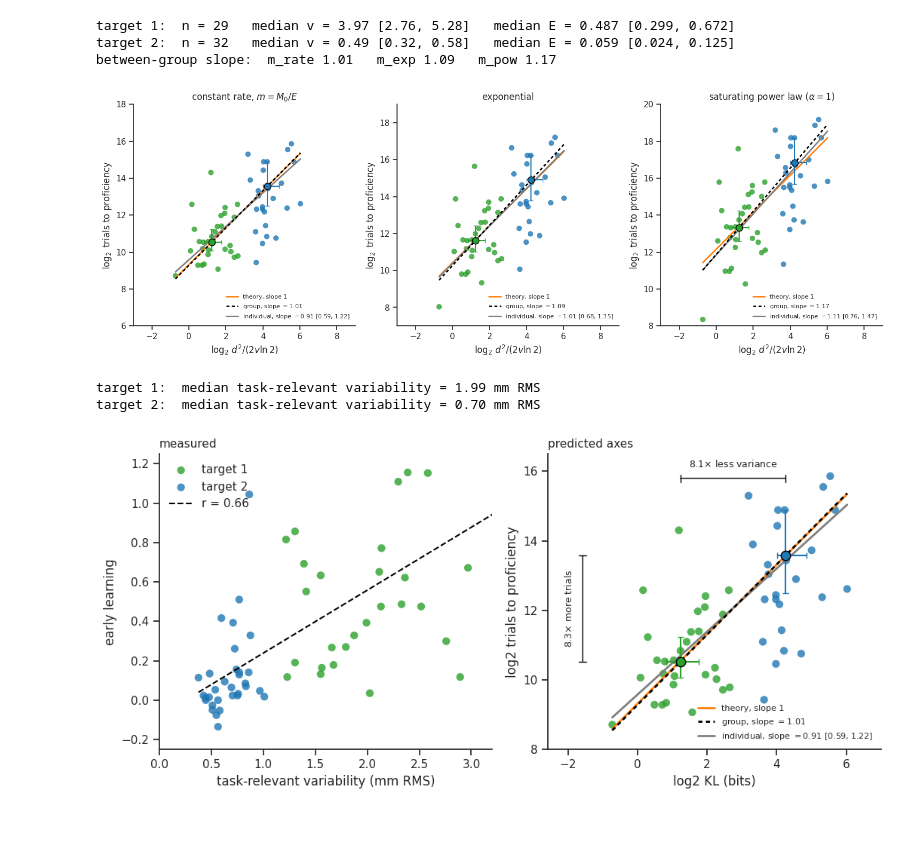
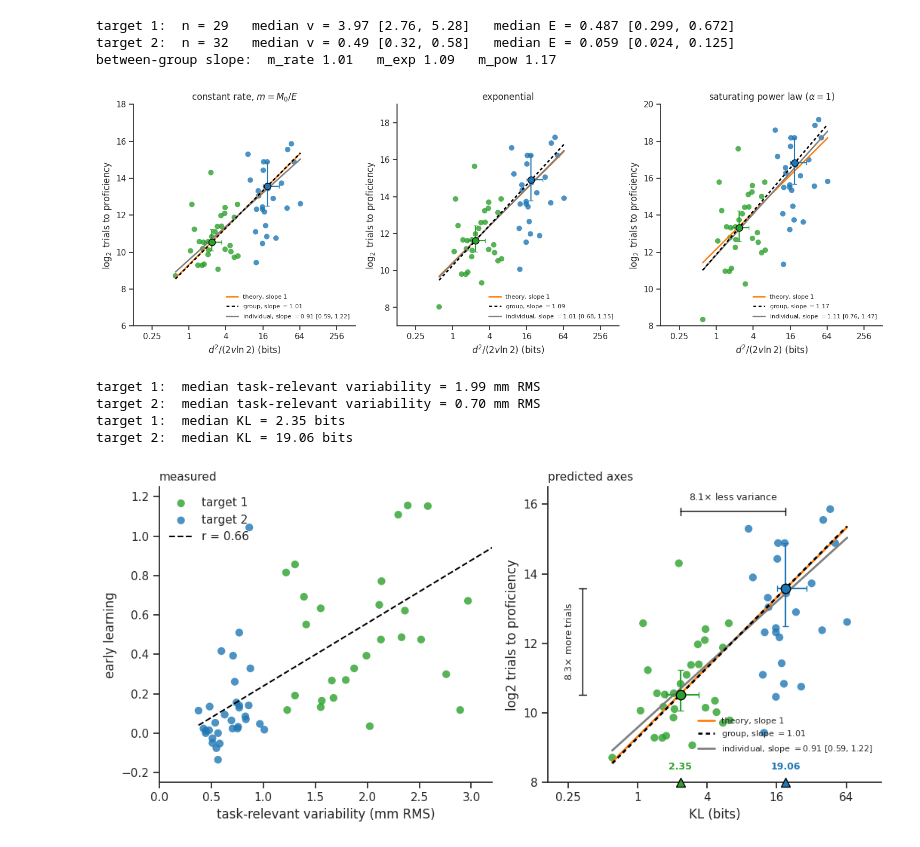
Before and after one commit to lingqiz/inductive-bias, a Jupyter notebook: analysis/motor_learning.ipynb, the cells around one changed output. Drawn from its saved outputs; the diff is of its cells as text; code cells hidden in the pictures.

```diff
--- a/analysis/motor_learning.ipynb
+++ b/analysis/motor_learning.ipynb
@@ -234,6 +234,9 @@ between-group slope:  m_rate 1.01   m_exp 1.09   m_pow 1.17
 PANELS = [('m_rate', r'constant rate, $m = M_0 / E$', [-3, 9], [6, 18]),
           ('m_exp', 'exponential', [-3, 9], [7, 19]),
           ('m_pow', r'saturating power law ($\alpha = %g$)' % ALPHA, [-3, 9], [8, 20])]
+
+# x is plotted as log2 KL, but the tick labels show the KL itself in bits
+BITS = mpl.ticker.FuncFormatter(lambda x, _: '%g' % 2 ** x)
 
 fig, axes = plt.subplots(1, 3, figsize=(15, 5))
 
@@ -270,11 +273,12 @@ for ax, (col, title, x_lim, y_lim) in zip(axes, PANELS):
             label='individual, slope $= %.2f$ [%.2f, %.2f]'
                   % (fit.slope, fit.slope - t_crit * fit.stderr, fit.slope + t_crit * fit.stderr))
 
-    ax.set_xlabel(r'$\log_2 \, d^2 / (2 v \ln 2)$')
+    ax.set_xlabel(r'$d^2 / (2 v \ln 2)$ (bits)')
     ax.set_ylabel(r'$\log_2$ trials to proficiency')
     ax.set_xlim(x_lim)
     ax.set_ylim(y_lim)
     ax.set_xticks(np.arange(np.ceil(x_lim[0] / 2) * 2, x_lim[1] + 0.01, 2))
+    ax.xaxis.set_major_formatter(BITS)   # positions stay log2, labels read in bits
     ax.set_yticks(np.arange(np.ceil(y_lim[0] / 2) * 2, y_lim[1] + 0.01, 2))
     ax.set_aspect('equal', adjustable='box')   # same scale on x and y, so slope 1 reads as 45 deg
     ax.set_title(title)
@@ -284,7 +288,7 @@ fig.savefig('wu_models.pdf', dpi=300, bbox_inches='tight')
 plt.tight_layout()
 plt.show()
 # %% [output]
-[figure, old version]
+[figure, new version]
 # %%
 # summary figure: the data as reported, and the same data on the predicted axes
 # panels sized to match one panel of the 3-panel IBL figures, i.e. figsize=(16, 5) / 3
@@ -345,41 +349,52 @@ ax.plot(x_line, fit.intercept + fit.slope * x_line, '-', color='grey', lw=2, zor
         label='individual, slope $= %.2f$ [%.2f, %.2f]'
               % (fit.slope, fit.slope - t_crit * fit.stderr, fit.slope + t_crit * fit.stderr))
 
-ax.set_xlabel('log2 KL (bits)')
+ax.set_xlabel('KL (bits)')
 ax.set_ylabel('log2 trials to proficiency')
 ax.set_ylim(Y_LIM)
 ax.set_xticks(np.arange(-2, X_MAX + 0.01, 2))
+ax.xaxis.set_major_formatter(BITS)   # positions stay log2, labels read in bits
 ax.set_yticks(np.arange(8, Y_LIM[1] + 0.01, 2))
 ax.set_aspect('equal', adjustable='box')
-ax.legend(loc='lower right', frameon=False, fontsize=8)
+ax.legend(loc='lower right', bbox_to_anchor=(1, 0.07), frameon=False, fontsize=8)   # clears the median labels
 ax.set_title('predicted axes', loc='left', fontsize=11)
 
 plt.tight_layout()
 
 # The right panel scales both axes equally, which squares its box off and makes it smaller
 # than the left one.  Widening its x span to the left panel's box aspect makes the two boxes
 # exactly the same size while keeping one bit in x the same length as one bit in y.
 fig.canvas.draw()
 box = axes[0].get_window_extent()
 x_span = (Y_LIM[1] - Y_LIM[0]) * box.width / box.height
 axes[1].set_xlim([X_MAX - x_span, X_MAX])
 
 # from the green group median to the blue one: the drop in variance along the top (each bit of
 # x is a halving of v) and the rise in trials along the left.  Equal scaling on both axes, so
 # the two brackets have the same length exactly when the ratios match, as the theory predicts.
 Y_TOP, X_LEFT = 15.8, X_MAX - x_span + 1.0     # where the two brackets sit
 bracket = dict(arrowstyle='|-|, widthA=0.3, widthB=0.3', color='black', lw=1.0,
                shrinkA=0, shrinkB=0)
 ax.annotate('', xy=(gx[0], Y_TOP), xytext=(gx[1], Y_TOP), arrowprops=bracket)
 ax.text(np.mean(gx), Y_TOP + 0.25, r'%.1f$\times$ less variance' % 2 ** (gx[1] - gx[0]),
         ha='center', va='bottom', fontsize=9)
 ax.annotate('', xy=(X_LEFT, gy[0]), xytext=(X_LEFT, gy[1]), arrowprops=bracket)
 ax.text(X_LEFT - 0.25, np.mean(gy), r'%.1f$\times$ more trials' % 2 ** (gy[1] - gy[0]),
         ha='right', va='center', rotation=90, fontsize=9)
 
+# group median KL, marked on the x axis
+for grp, x_med in zip(groups, gx):
+    print('%s:  median KL = %.2f bits' % (LABELS[grp], 2 ** x_med))
+    ax.plot(x_med, Y_LIM[0], marker='^', ms=9, color=COLORS[grp], mec='black', mew=1.0,
+            clip_on=False, zorder=7)
+    ax.text(x_med, Y_LIM[0] + 0.3, '%.2f' % 2 ** x_med, color=COLORS[grp],
+            ha='center', va='bottom', fontsize=9, fontweight='bold')
+
 fig.savefig('wu_summary.pdf', dpi=300, bbox_inches='tight')
 plt.show()
 # %% [output]
 target 1:  median task-relevant variability = 1.99 mm RMS
 target 2:  median task-relevant variability = 0.70 mm RMS
+target 1:  median KL = 2.35 bits
+target 2:  median KL = 19.06 bits
-[figure, old version]
+[figure, new version]
```
